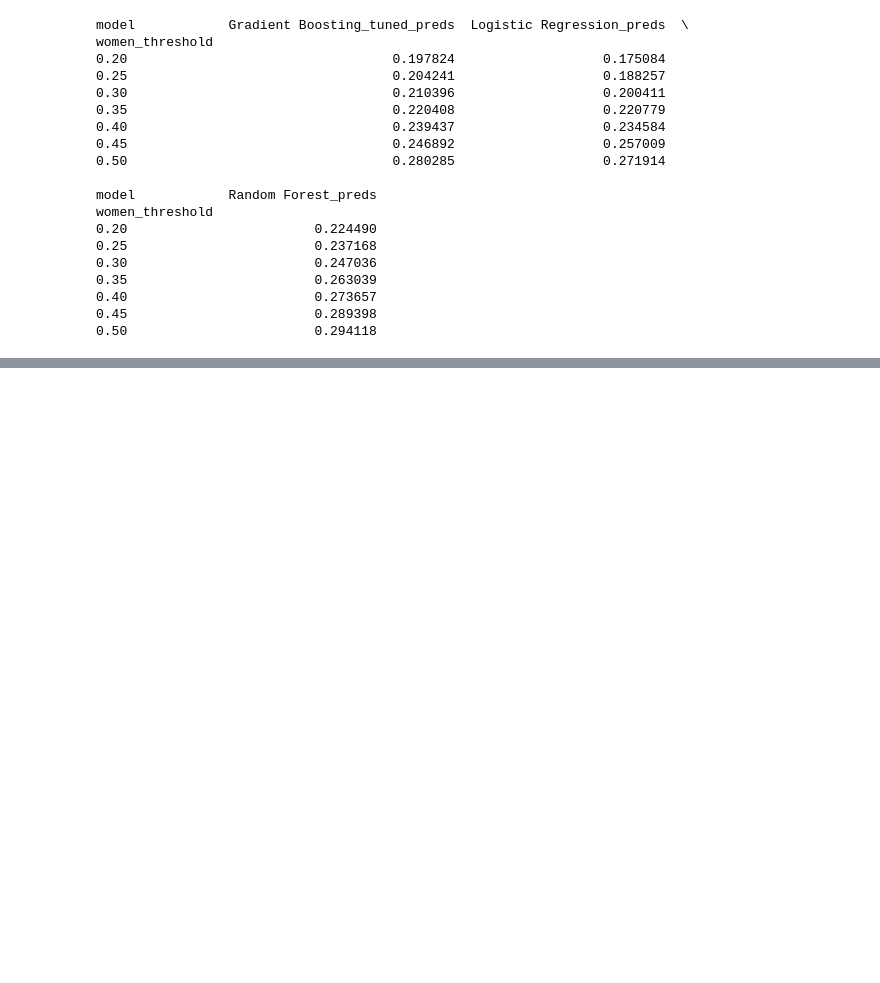
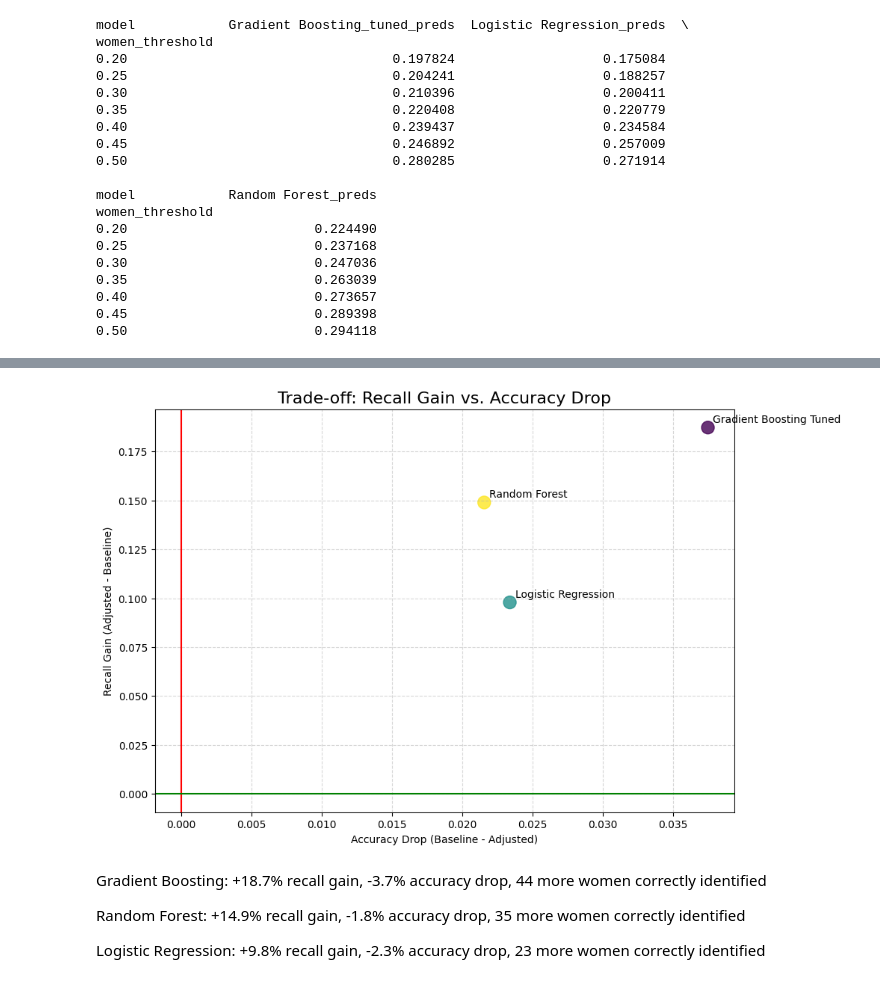
Before and after one commit to zoe05-44/Bias_Auditor, a Jupyter notebook: notebooks/threshold_testing.ipynb, the cells around one changed output, grey strips where cells are left out. Cells and saved outputs as stored; diff of their text form; code cells hidden in the pictures; blank space fills up the shorter version.

```diff
--- a/notebooks/threshold_testing.ipynb
+++ b/notebooks/threshold_testing.ipynb
@@ -185,0 +223,37 @@ women_threshold
+# %%
+plt.figure(figsize=(10, 7))
+plt.scatter(
+    comparison_df['delta_accuracy'],
+    comparison_df['delta_hiw_recall'],
+    s=150,
+    c=np.arange(len(comparison_df)),
+    cmap='viridis',
+    alpha=0.8
+)
+# Add model labels next to points
+for idx, row in comparison_df.iterrows():
+    plt.annotate(
+        row['model'].replace('_preds', '').replace('_tuned', ' Tuned'),  # Clean name
+        (row['delta_accuracy'], row['delta_hiw_recall']),
+        xytext=(5, 5),  # Offset label slightly
+        textcoords='offset points',
+        fontsize=10
+    )
+
+
+plt.title('Trade-off: Recall Gain vs. Accuracy Drop', fontsize=16)
+plt.xlabel('Accuracy Drop (Baseline - Adjusted)')
+plt.ylabel('Recall Gain (Adjusted - Baseline)')
+plt.grid(True, linestyle='--', alpha=0.5)
+
+plt.axvline(x=0, color='r', linestyle='-') # Line for zero accuracy drop
+plt.axhline(y=0, color='g', linestyle='-') # Line for zero recall gain
+plt.show()
+# %% [output]
+[figure, added]
+# %% [markdown]
+Gradient Boosting: +18.7% recall gain, -3.7% accuracy drop, 44 more women correctly identified
+
+Random Forest: +14.9% recall gain, -1.8% accuracy drop, 35 more women correctly identified
+
+Logistic Regression: +9.8% recall gain, -2.3% accuracy drop, 23 more women correctly identified
```
Also changed, not shown: parts of 3 cells of this notebook, 1 other file.
